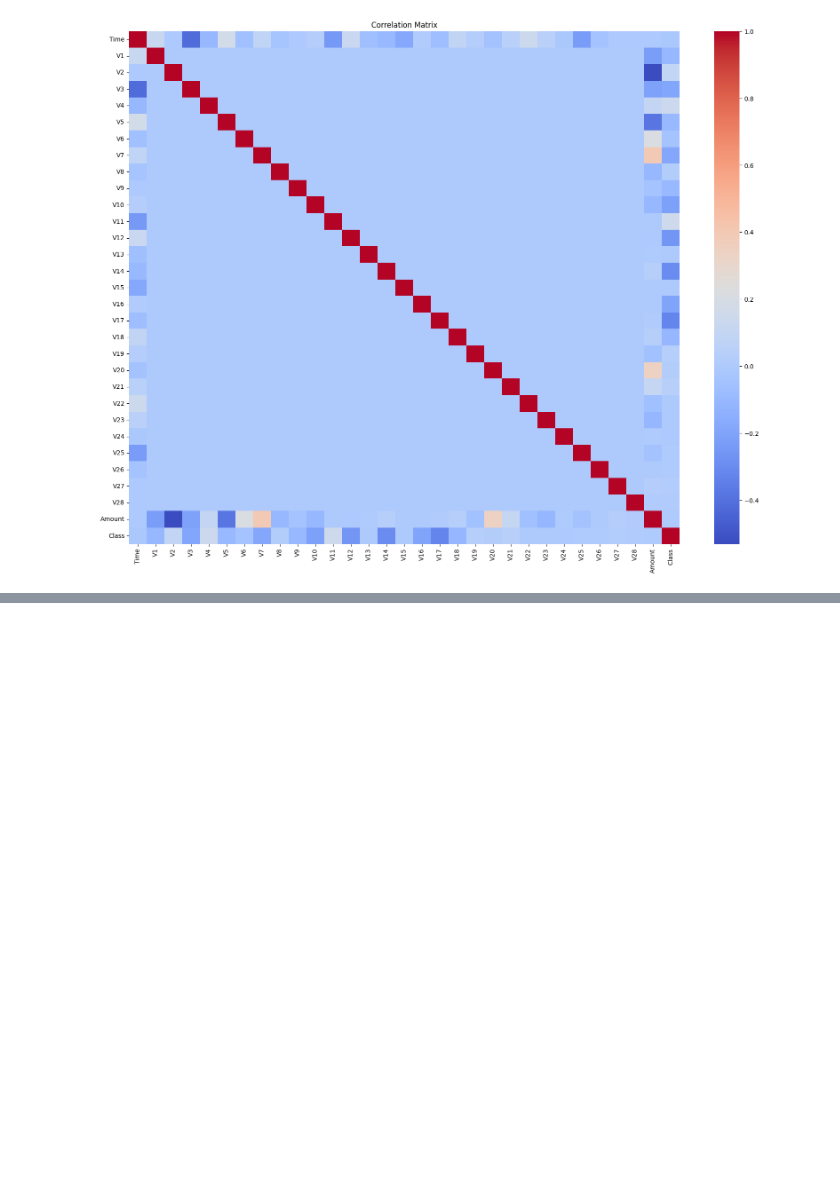
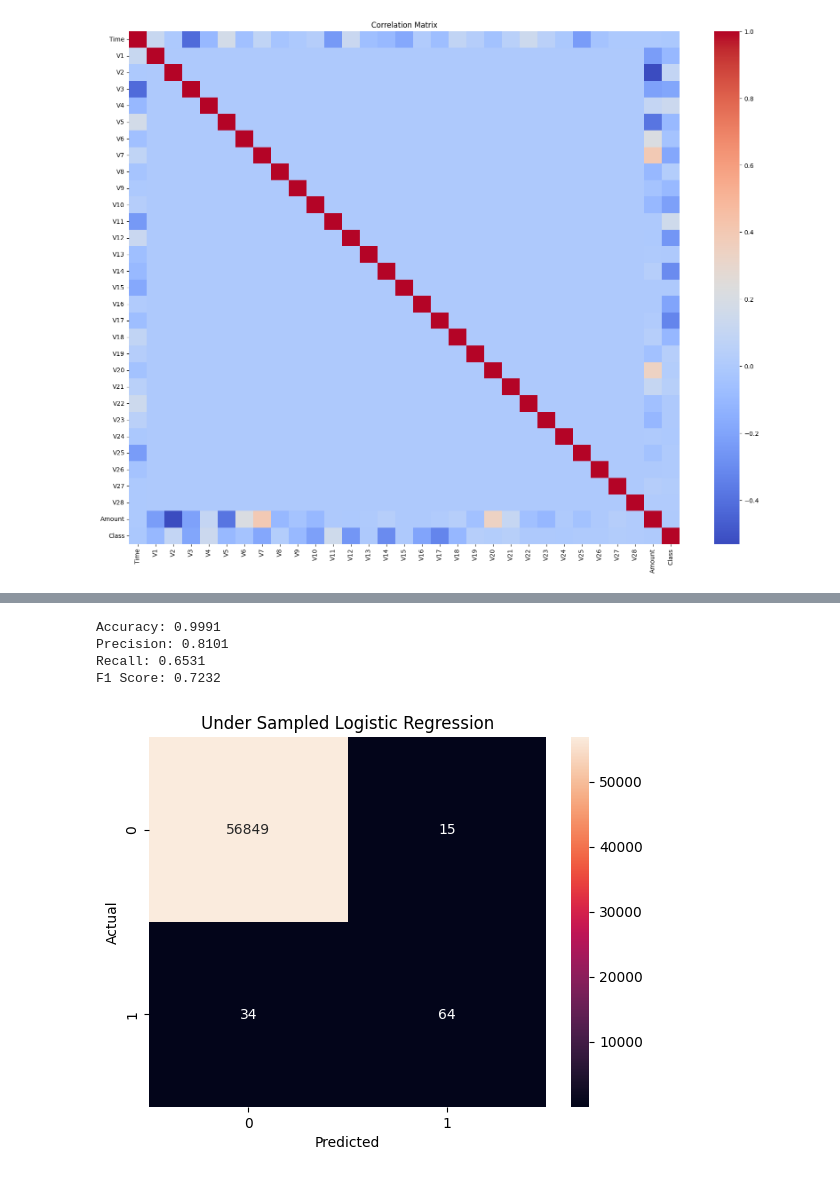
Before and after one commit to vantablade/Credit-Card-Fraud-Detection, a Jupyter notebook: analysis_notebook.ipynb, the cells around one changed output, grey strips where cells are left out. Cells and saved outputs as stored; diff of their text form; code cells hidden in the pictures; blank space fills up the shorter version.

```diff
--- a/analysis_notebook.ipynb
+++ b/analysis_notebook.ipynb
@@ -99,0 +253,4 @@ plt.show()
+# %%
+fraud_train = train_data[train_data['Class'] == 1]
+
+normal_train = train_data[train_data['Class'] == 0]
@@ -99,0 +262,49 @@ plt.show()
+# %%
+undersampled_data = pd.concat([
+    fraud_train,
+    normal_train
+])
+
+undersampled_data = undersampled_data.sample(
+    frac=1,
+    random_state=42
+)
+# %%
+X_train_under = undersampled_data.drop('Class', axis=1)
+
+y_train_under = undersampled_data['Class']
+# %%
+undersample_model = LogisticRegression(max_iter=100000)
+
+undersample_model.fit(
+    X_train_under,
+    y_train_under
+)
+y_pred_under = undersample_model.predict(X_test)
+# %%
+accuracy = accuracy_score(y_test, y_pred_under)
+precision = precision_score(y_test, y_pred_under)
+recall = recall_score(y_test, y_pred_under)
+f1 = f1_score(y_test, y_pred_under)
+
+print(f"Accuracy: {accuracy:.4f}")
+print(f"Precision: {precision:.4f}")
+print(f"Recall: {recall:.4f}")
+print(f"F1 Score: {f1:.4f}")
+# %% [output]
+Accuracy: 0.9991
+Precision: 0.8101
+Recall: 0.6531
+F1 Score: 0.7232
+# %%
+cm = confusion_matrix(y_test, y_pred_under)
+
+sns.heatmap(cm, annot=True, fmt='d')
+
+plt.title("Under Sampled Logistic Regression")
+plt.xlabel("Predicted")
+plt.ylabel("Actual")
+
+plt.show()
+# %% [output]
+[figure, added]
```
Also changed, not shown: parts of 31 cells of this notebook.
